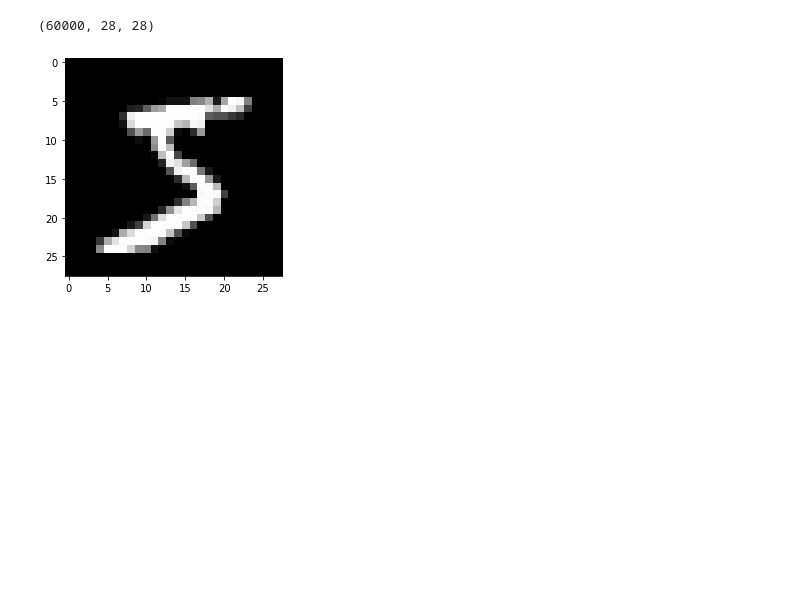
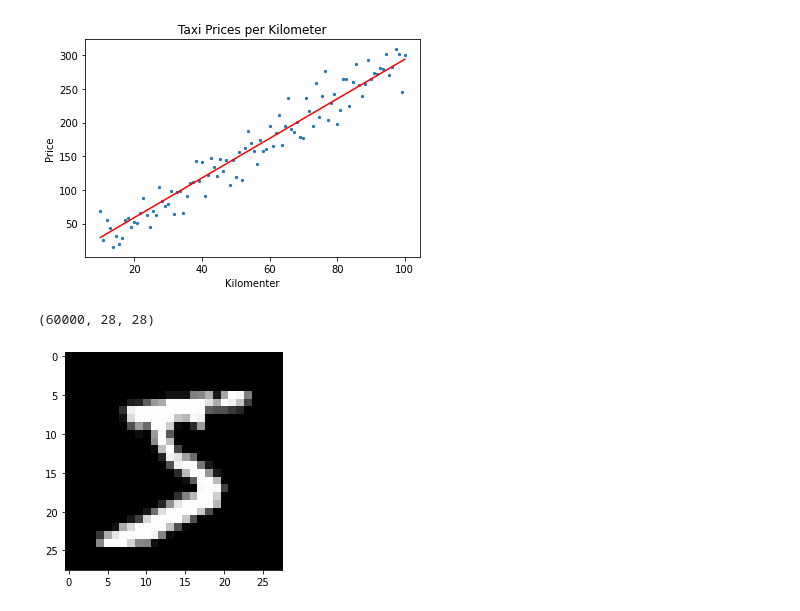
Before and after one commit to Davideee/schleuniger-ml, a Jupyter notebook: MachineLearningCourse.ipynb, the cells around one changed output. Drawn from its saved outputs; the diff is of its cells as text; code cells hidden in the pictures; blank space fills up the shorter version.

```diff
--- a/MachineLearningCourse.ipynb
+++ b/MachineLearningCourse.ipynb
@@ -46,3 +82,18 @@ plt.show()
+# %%
+# predict value with linear regression
+y_prediction = x * m_best
+# %%
+# make the plot
+plt.scatter(x,y, s=5)
+# plot the model
+plt.plot(x,y_prediction, c='red')
+# axis naming
+plt.title('Taxi Prices per Kilometer')
+plt.ylabel('Price')
+plt.xlabel('Kilomenter')
+plt.show()
+# %% [output]
+[figure, added]
 # %%
 from tensorflow.keras.datasets import mnist
 
```
Also changed, not shown: parts of 6 cells of this notebook.
